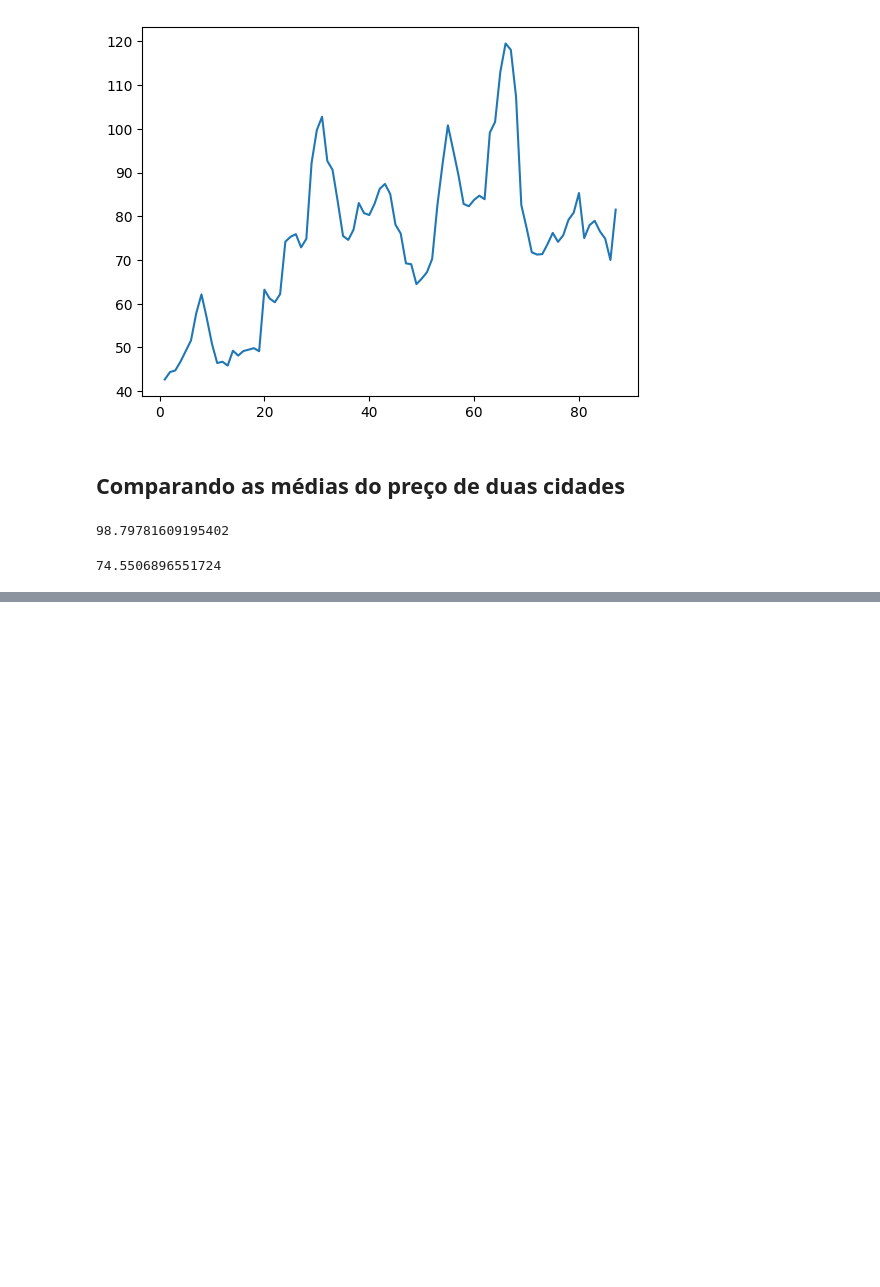
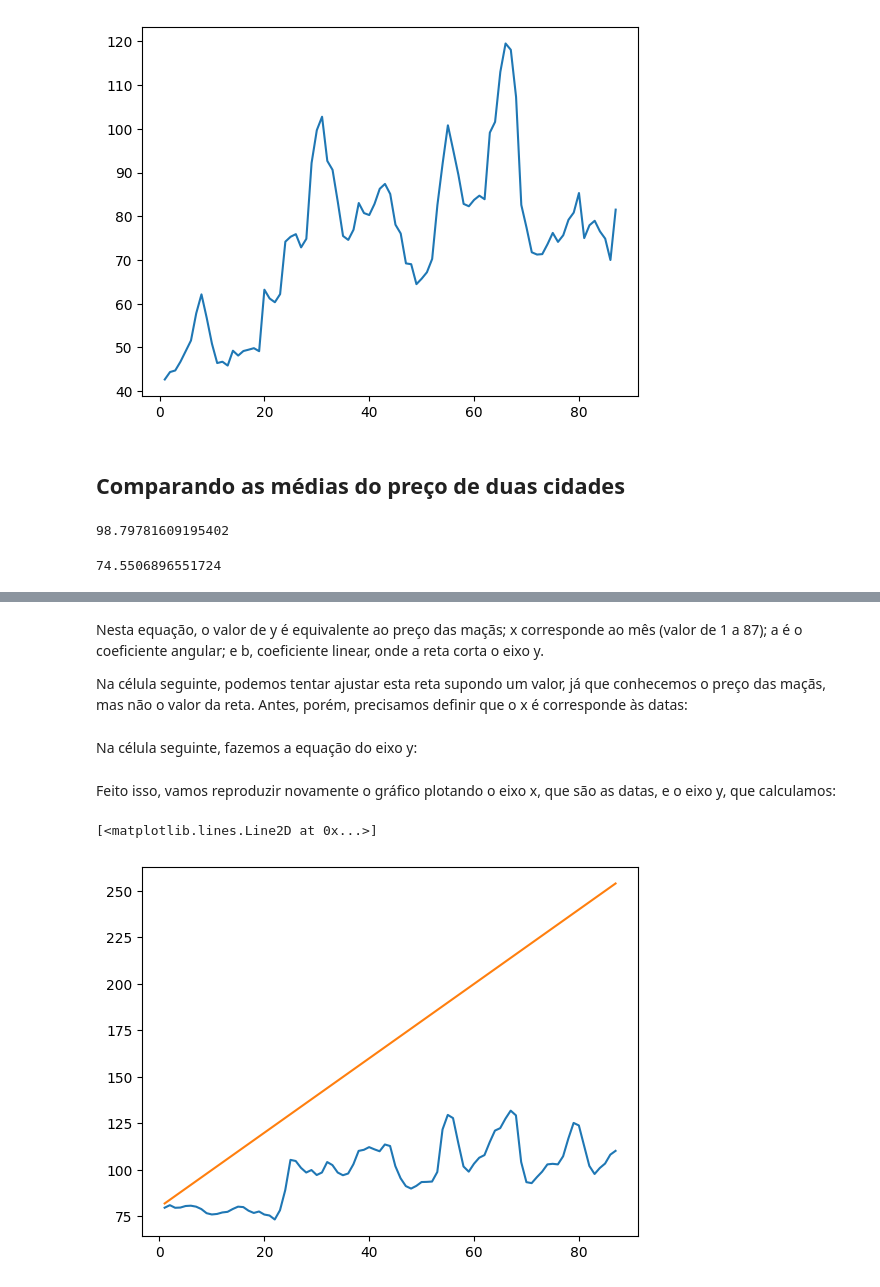
Before and after one commit to orlandojsjunior/Python_para_Data_Science-NumPy, a Jupyter notebook: Numpy.ipynb, the cells around one changed output, grey strips where cells are left out. Cells and saved outputs as stored; diff of their text form; code cells hidden in the pictures; blank space fills up the shorter version.

```diff
--- a/Numpy.ipynb
+++ b/Numpy.ipynb
@@ -347,0 +365,18 @@ np.mean(Kaliningrad)
+# %% [markdown]
+Nesta equação, o valor de y é equivalente ao preço das maçãs; x corresponde ao mês (valor de 1 a 87); a é o coeficiente angular; e b, coeficiente linear, onde a reta corta o eixo y.
+
+Na célula seguinte, podemos tentar ajustar esta reta supondo um valor, já que conhecemos o preço das maçãs, mas não o valor da reta. Antes, porém, precisamos definir que o x é corresponde às datas:
+# %%
+x = datas
+# %% [markdown]
+Na célula seguinte, fazemos a equação do eixo y:
+# %%
+y = 2*x+80
+# %% [markdown]
+Feito isso, vamos reproduzir novamente o gráfico plotando o eixo x, que são as datas, e o eixo y, que calculamos:
+# %%
+plt.plot(datas,Moscow)
+plt.plot(x,y)
+# %% [output]
+[<matplotlib.lines.Line2D at 0x...>]
+[figure, added]
```
Also changed, not shown: parts of 20 cells of this notebook.
